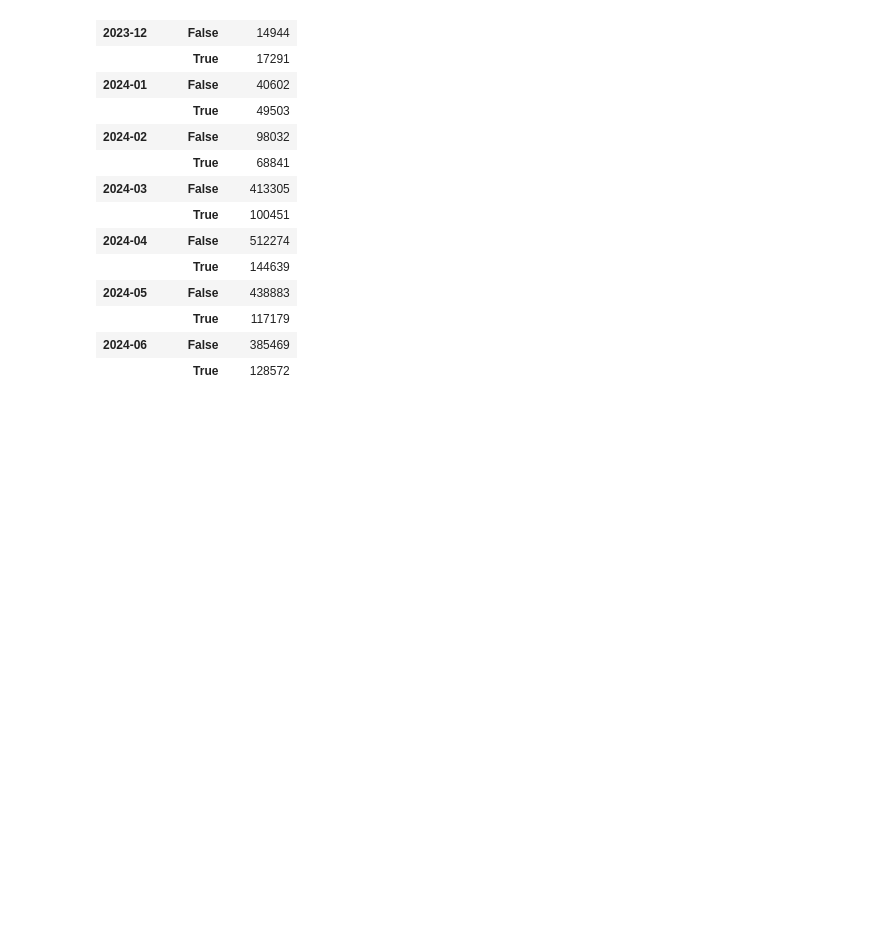
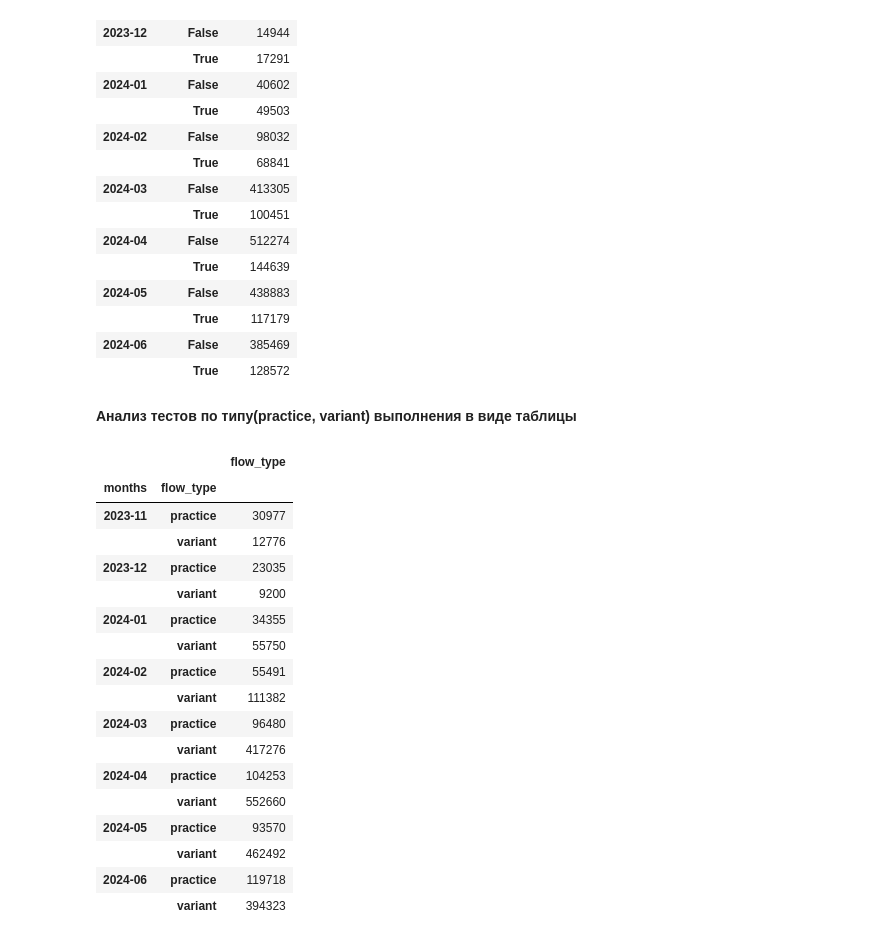
Before and after one commit to justy007/itdiving_case1, a Jupyter notebook: data_analysis.ipynb, the cells around one changed output. Saved outputs shown, nothing was run; the diff lists cells and outputs as text; code cells hidden in the pictures; blank space fills up the shorter version.

```diff
--- a/data_analysis.ipynb
+++ b/data_analysis.ipynb
@@ -203,3 +203,27 @@ correct
 |  | True | 117179 |
 | 2024-06 | False | 385469 |
 |  | True | 128572 |
+# %% [markdown]
+**Анализ тестов по типу(practice, variant) выполнения в виде таблицы**
+# %%
+flowa = df.groupby(['months','flow_type']).agg({'flow_type':'count'})
+flowa
+# %% [output]
+|  |  | flow_type |
+| months | flow_type |  |
+| 2023-11 | practice | 30977 |
+|  | variant | 12776 |
+| 2023-12 | practice | 23035 |
+|  | variant | 9200 |
+| 2024-01 | practice | 34355 |
+|  | variant | 55750 |
+| 2024-02 | practice | 55491 |
+|  | variant | 111382 |
+| 2024-03 | practice | 96480 |
+|  | variant | 417276 |
+| 2024-04 | practice | 104253 |
+|  | variant | 552660 |
+| 2024-05 | practice | 93570 |
+|  | variant | 462492 |
+| 2024-06 | practice | 119718 |
+|  | variant | 394323 |
```
